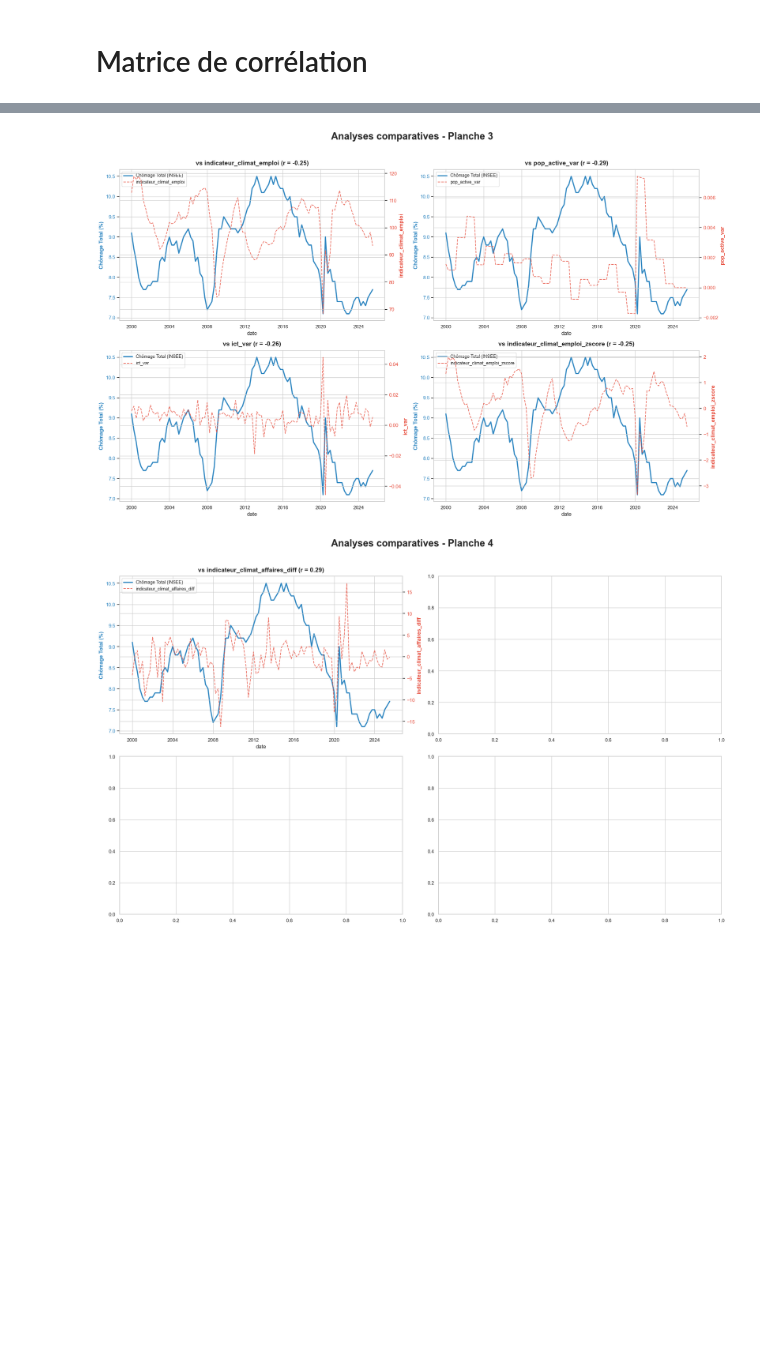
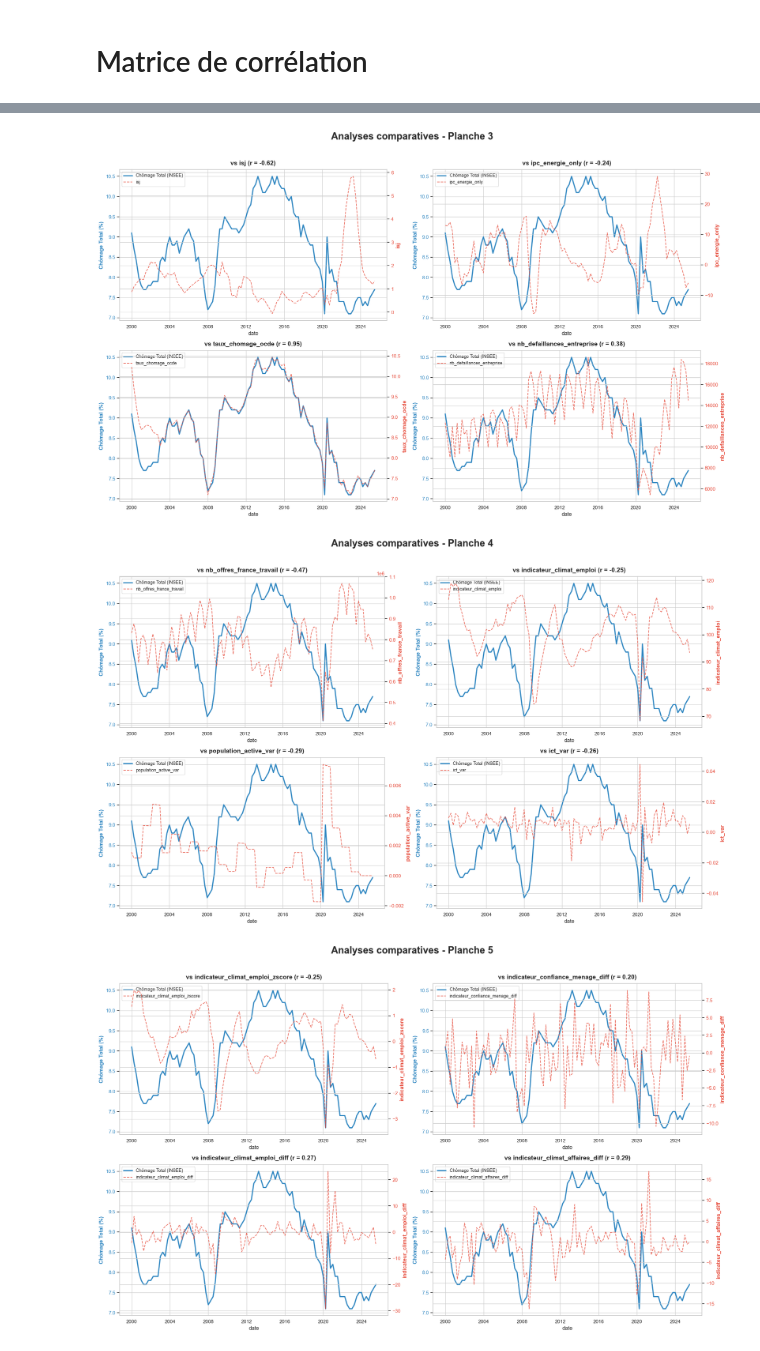
Before and after one commit to JulienSchnitzler/fil_rouge-etude_chomage_france, a Jupyter notebook: src/data/03_EDA_julien.ipynb, the cells around one changed output, grey strips where cells are left out. Cells and saved outputs as stored; diff of their text form; code cells hidden in the pictures; blank space fills up the shorter version.

```diff
--- a/src/data/03_EDA_julien.ipynb
+++ b/src/data/03_EDA_julien.ipynb
@@ -293,10 +398,27 @@ Name: taux_chomage_total_insee, dtype: float64
 # %%
 # 3. Liste des colonnes à comparer (basée sur ton filtre > 0.2 ou < -0.2)
 cols_to_compare = [
-    "nb_interimaires",
-    "taux_euribor_3m", "mro", "ipc", "isj", "ipc_energie_only", "taux_chomage_ocde",
-    "nb_defaillances_entreprise", "indicateur_climat_emploi", "pop_active_var",
-    "ict_var", "indicateur_climat_emploi_zscore", "indicateur_climat_affaires_diff"
+    'pib',
+    'pib_logdiff',
+    'pib_logdiff_lag',
+    'nb_interimaires',
+    'taux_euribor_3m',
+    'mro',
+    'taux_change_eur_dollar',
+    'ipc',
+    'isj',
+    'ipc_energie_only',
+    'taux_chomage_ocde',
+    'nb_defaillances_entreprise',
+    'nb_offres_france_travail',
+    'indicateur_climat_emploi',
+    'population_active_var',
+    'ict_var',
+    'indicateur_climat_emploi_zscore',
+    'indicateur_confiance_menage_diff',
+    'indicateur_climat_emploi_diff',
+    'indicateur_climat_affaires_diff',
+    'indicateur_climat_affaires_diff_lag'
 ]
 
 target = "taux_chomage_total_insee"
@@ -349,2 +471,3 @@ for i in range(0, len(cols_to_compare), 4):
-[figure, old version]
+[figure, new version]
-[figure, old version]
+[figure, new version]
+[figure, added]
```
Also changed, not shown: parts of 16 cells of this notebook, 10 other files.
